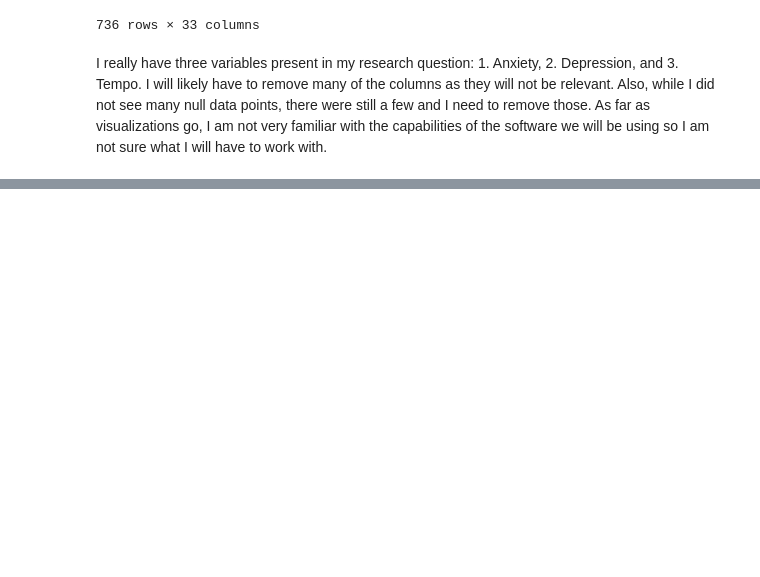
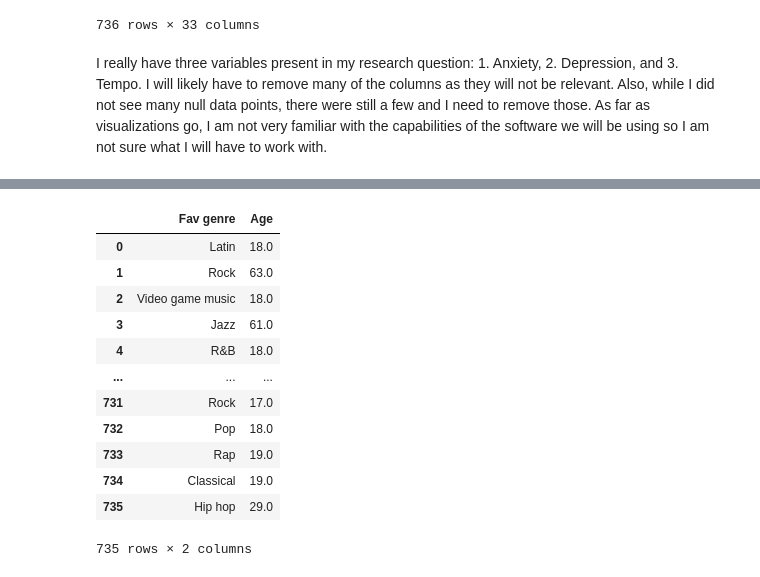
Before and after one commit to ubco-W2022T2-data301/project-group29, a Jupyter notebook: analysis/analysis3.ipynb, the cells around one changed output, grey strips where cells are left out. Saved outputs shown, nothing was run; the diff lists cells and outputs as text; code cells hidden in the pictures; blank space fills up the shorter version.

```diff
--- a/analysis/analysis3.ipynb
+++ b/analysis/analysis3.ipynb
@@ -24,0 +112,16 @@ I really have three variables present in my research question: 1. Anxiety, 2. De
+# %%
+df_cleaned.dropna()
+# %% [output]
+|  | Fav genre | Age |
+| 0 | Latin | 18.0 |
+| 1 | Rock | 63.0 |
+| 2 | Video game music | 18.0 |
+| 3 | Jazz | 61.0 |
+| 4 | R&B | 18.0 |
+| ... | ... | ... |
+| 731 | Rock | 17.0 |
+| 732 | Pop | 18.0 |
+| 733 | Rap | 19.0 |
+| 734 | Classical | 19.0 |
+| 735 | Hip hop | 29.0 |
+735 rows × 2 columns
```
Also changed, not shown: parts of 11 cells of this notebook, 1 other file.
